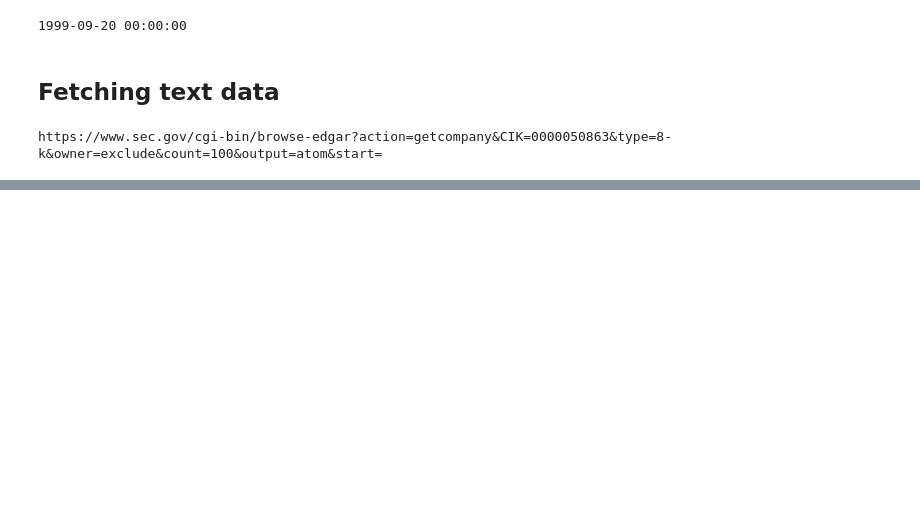
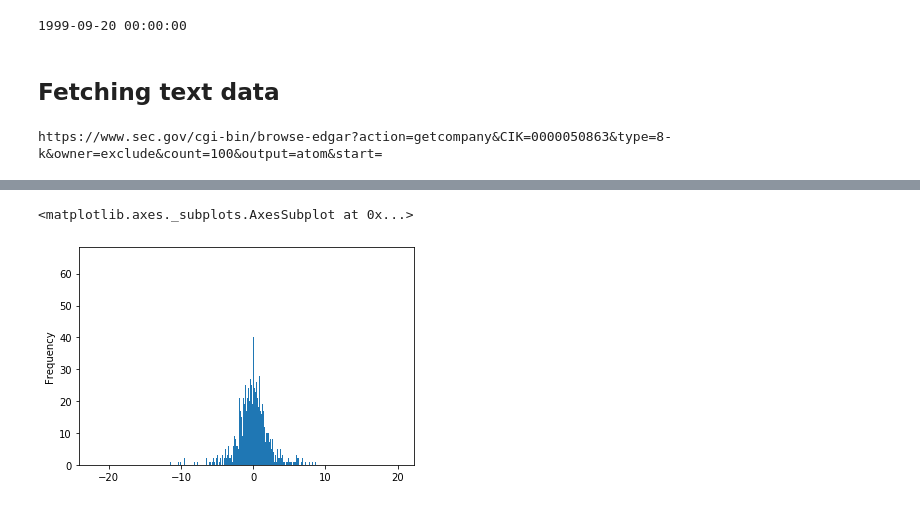
Before and after one commit to Evbor/Stock_Analysis, a Jupyter notebook: research/FinTech.ipynb, the cells around one changed output, grey strips where cells are left out. Saved outputs shown, nothing was run; the diff lists cells and outputs as text; code cells hidden in the pictures; blank space fills up the shorter version.

```diff
--- a/research/FinTech.ipynb
+++ b/research/FinTech.ipynb
@@ -153,0 +249,6 @@ SyntaxError: duplicate argument 'foo' in function definition (<ipython-input-77-
+# %%
+# Loading DataFrame from disk
+df = pd.read_csv(os.path.join(path_to_data, 'raw.csv'), parse_dates=['timestamp', 'filing_date'])
+df.index = list(df.index)
+df.index = len(df.index) - 1 - df.index
+df.info()
@@ -153,0 +284,7 @@ SyntaxError: duplicate argument 'foo' in function definition (<ipython-input-77-
+# %%
+df['daily_returns'] = ((df['adjusted_close'].shift(1) - df['adjusted_close']) / df['adjusted_close']) * 100
+df['daily_returns'].dropna().plot.hist(bins=2000)
+# appears normally distributed?
+# %% [output]
+<matplotlib.axes._subplots.AxesSubplot at 0x...>
+[figure, added]
```
Also changed, not shown: parts of 29 cells of this notebook.
